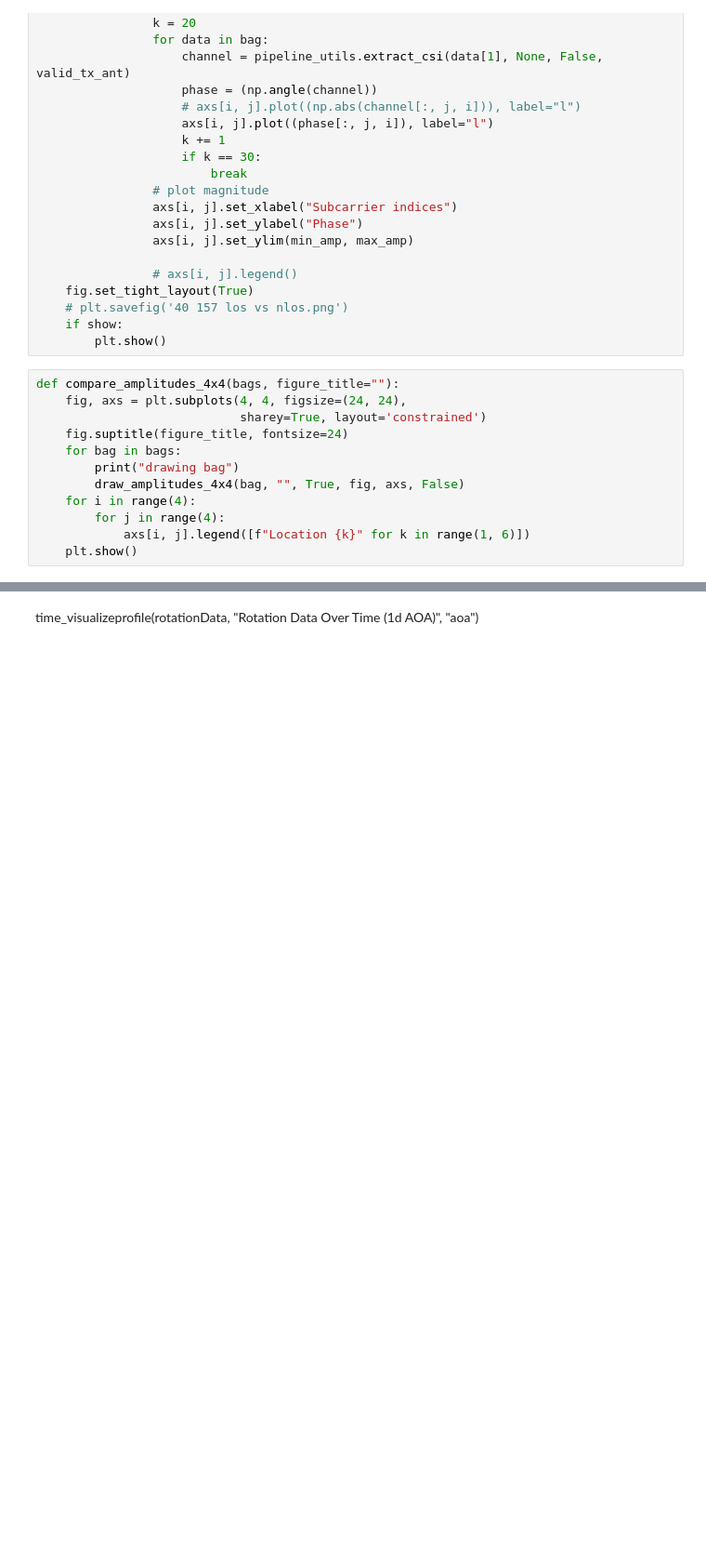
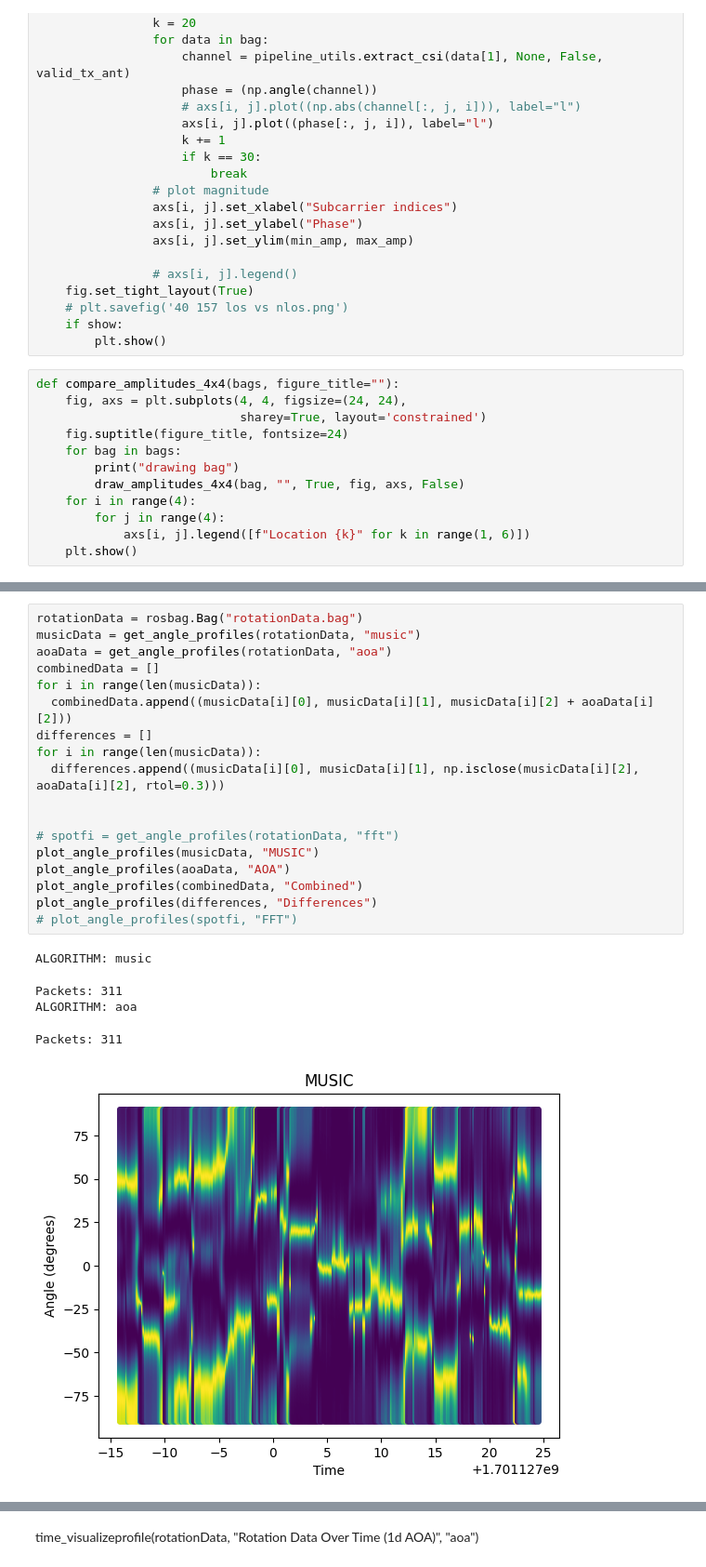
Before and after one commit to Navidt/SignalPropogation, a Jupyter notebook: visualization.ipynb, the cells around one changed output, grey strips where cells are left out. Shown at 93% size. Drawn from its saved outputs; the diff is of its cells as text; blank space fills up the shorter version.

```diff
--- a/visualization.ipynb
+++ b/visualization.ipynb
@@ -351,0 +383,24 @@ def heatMap(points):
+# %%
+rotationData = rosbag.Bag("rotationData.bag")
+musicData = get_angle_profiles(rotationData, "music")
+aoaData = get_angle_profiles(rotationData, "aoa")
+combinedData = []
+for i in range(len(musicData)):
+  combinedData.append((musicData[i][0], musicData[i][1], musicData[i][2] + aoaData[i][2]))
+differences = []
+for i in range(len(musicData)):
+  differences.append((musicData[i][0], musicData[i][1], np.isclose(musicData[i][2], aoaData[i][2], rtol=0.3)))
+
+
+# spotfi = get_angle_profiles(rotationData, "fft")
+plot_angle_profiles(musicData, "MUSIC")
+plot_angle_profiles(aoaData, "AOA")
+plot_angle_profiles(combinedData, "Combined")
+plot_angle_profiles(differences, "Differences")
+# plot_angle_profiles(spotfi, "FFT")
+# %% [output]
+ALGORITHM: music
+Packets: 311
+ALGORITHM: aoa
+Packets: 311
+[figure, added]
```
Also changed, not shown: parts of 7 cells of this notebook, 1 other file.
